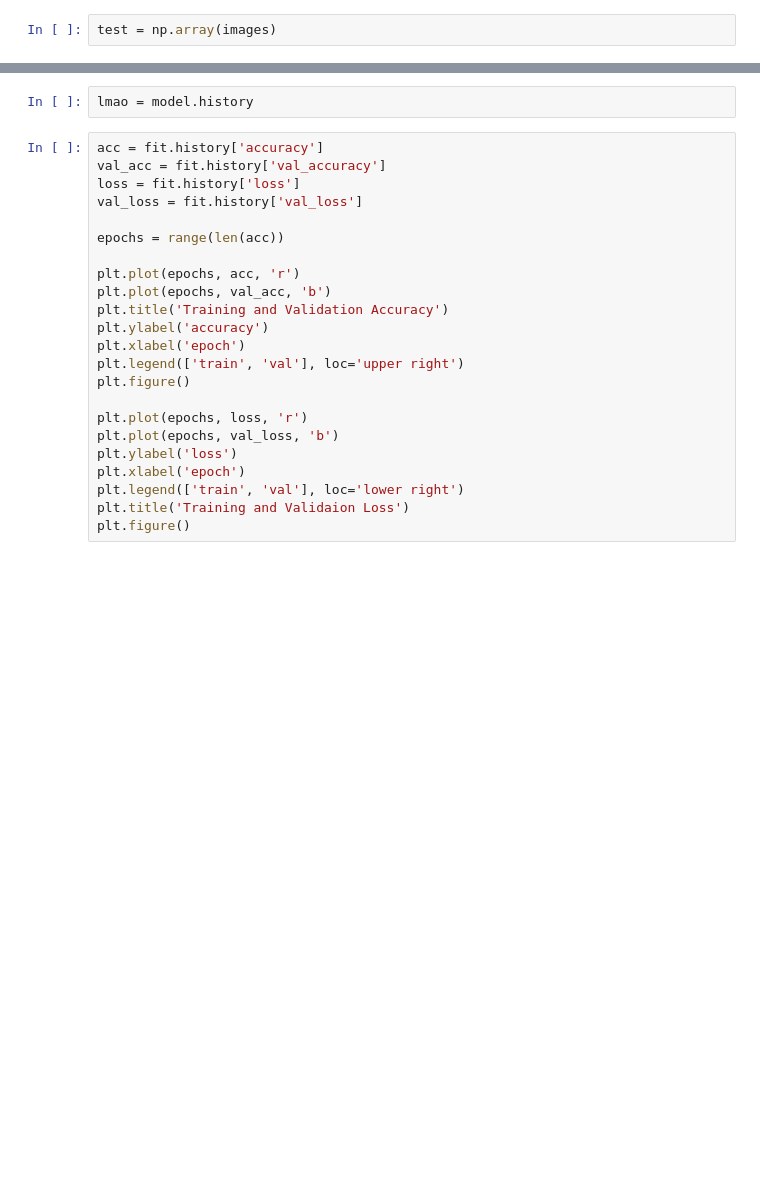
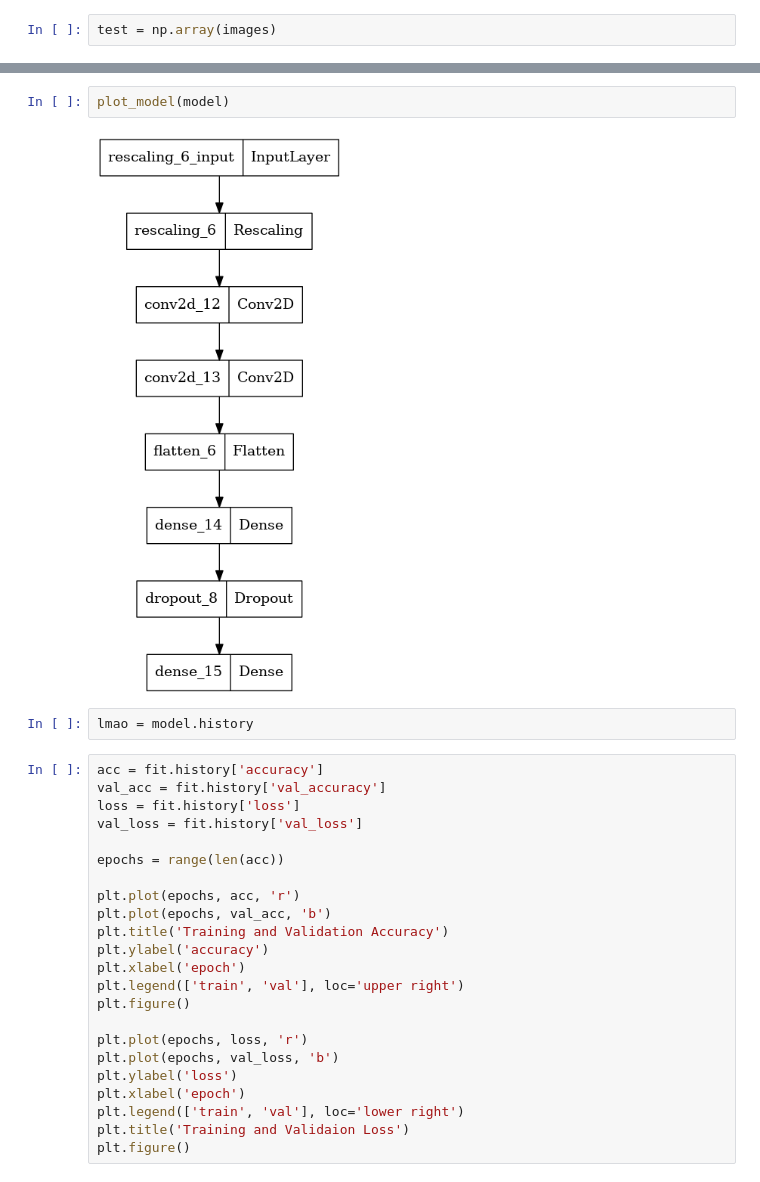
Before and after one commit to manya706/Dermatological-Manifestation-SIH, a Jupyter notebook: model-experimentation.ipynb, the cells around one changed output, grey strips where cells are left out. Drawn from its saved outputs; the diff is of its cells as text; blank space fills up the shorter version.

```diff
--- a/model-experimentation.ipynb
+++ b/model-experimentation.ipynb
@@ -255,5 +260,9 @@ Trainable params: 2728721 (10.41 MB)
 Non-trainable params: 0 (0.00 Byte)
 _________________________________________________________________
+# %%
+plot_model(model)
+# %% [output]
+[figure, added]
 # %%
 lmao = model.history
 # %%
```
Also changed, not shown: parts of 13 cells of this notebook, 33 other files.
